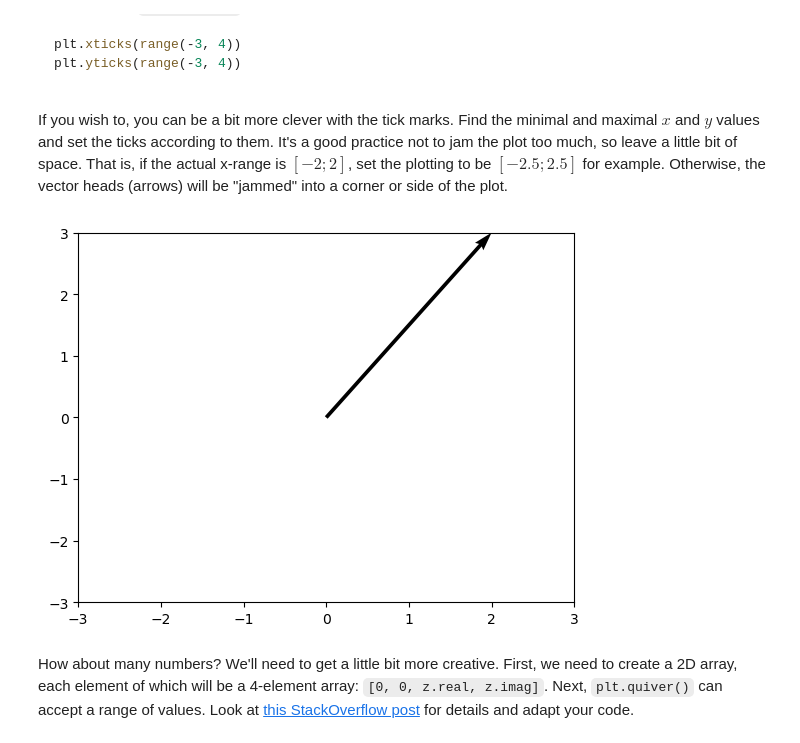
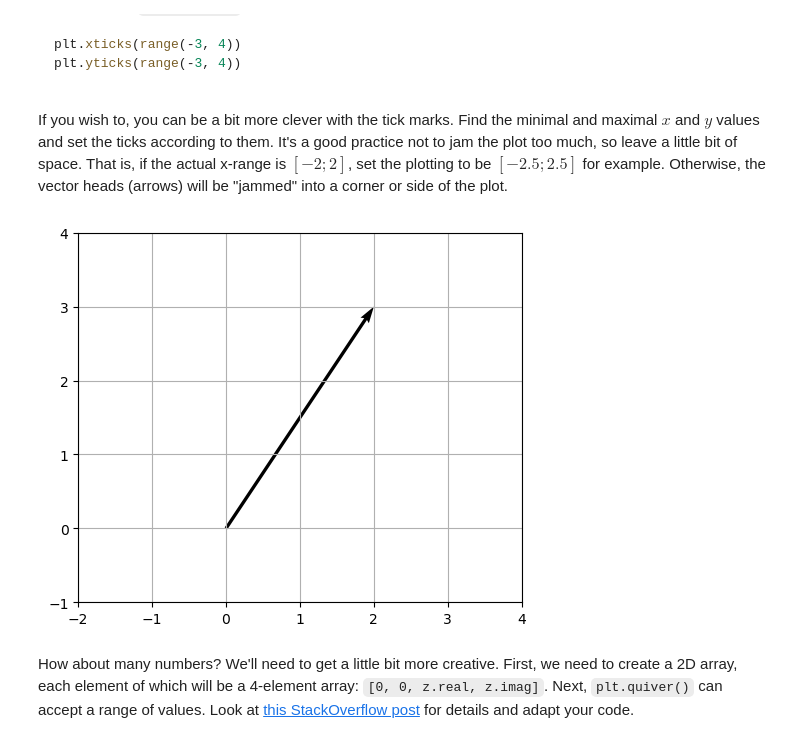
Before and after one commit to ip681/math-concepts-for-developers, a Jupyter notebook: 03. Basic algebra/Basic Algebra Exercise.ipynb, the cells around one changed output. Cells and saved outputs as stored; diff of their text form; code cells hidden in the pictures.

```diff
--- a/03. Basic algebra/Basic Algebra Exercise.ipynb
+++ b/03. Basic algebra/Basic Algebra Exercise.ipynb
@@ -182,16 +182,20 @@ If you wish to, you can be a bit more clever with the tick marks. Find the minim
 # %%
 def plot_complex_number(z):
     """
     Plots the complex number z as a radius vector in the 2D space
     """
     # Write your code here
     plt.quiver(0, 0, z.real, z.imag, angles = "xy", scale_units = "xy", scale = 1)
-    plt.xticks(range(-3, 4))
-    plt.yticks(range(-3, 4))
+    plt.xticks(range(-2, 5))
+    plt.yticks(range(-1, 5))
+
+    plt.gca().set_aspect("equal")
+    plt.grid()
+    plt.show()
 
 plot_complex_number(2 + 3j)
 # %% [output]
-[figure, old version]
+[figure, new version]
 # %% [markdown]
 How about many numbers? We'll need to get a little bit more creative. First, we need to create a 2D array, each element of which will be a 4-element array: `[0, 0, z.real, z.imag]`. Next, `plt.quiver()` can accept a range of values. Look at [this StackOverflow post](https://stackoverflow.com/questions/12265234/how-to-plot-2d-math-vectors-with-matplotlib) for details and adapt your code.
 # %%
```
